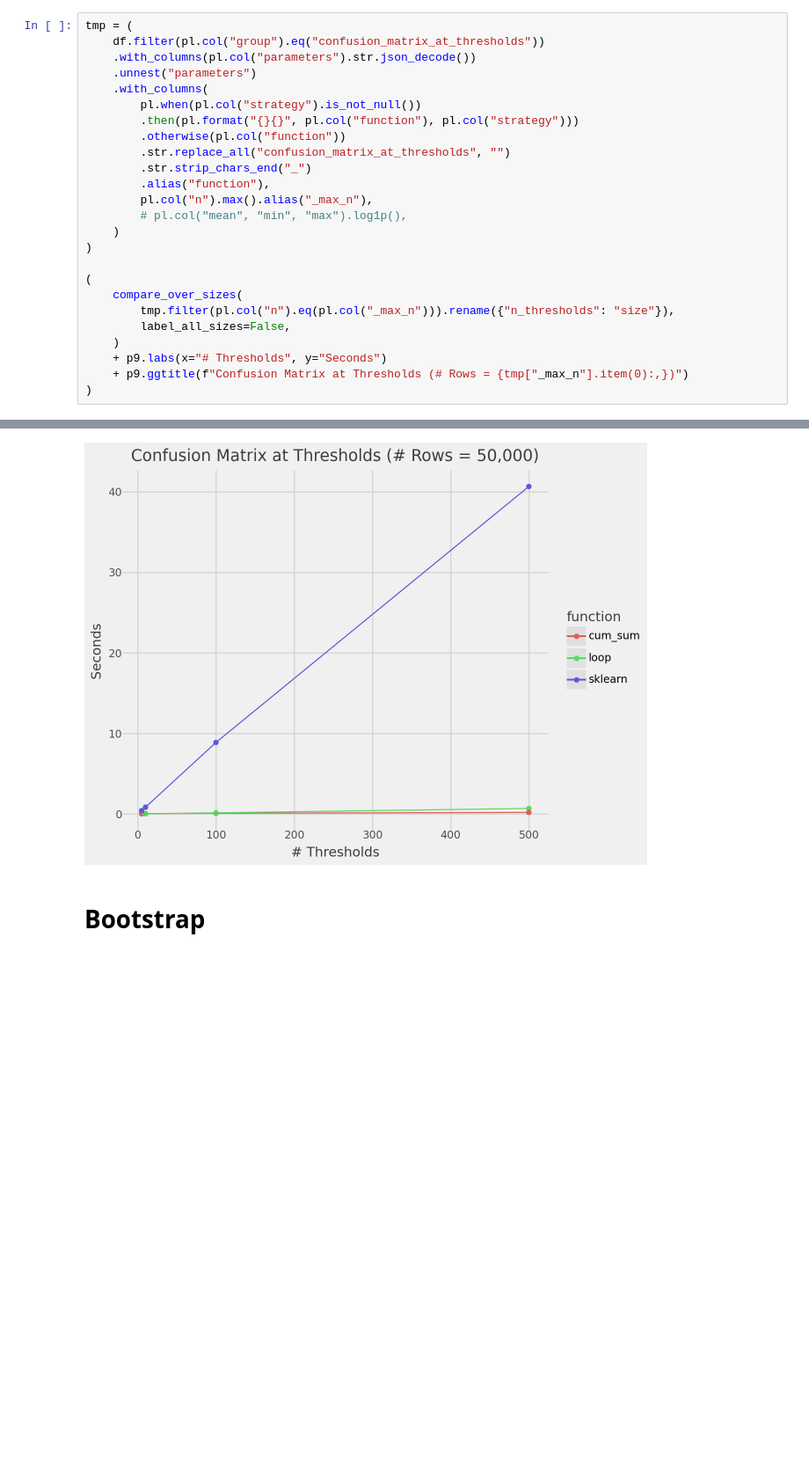
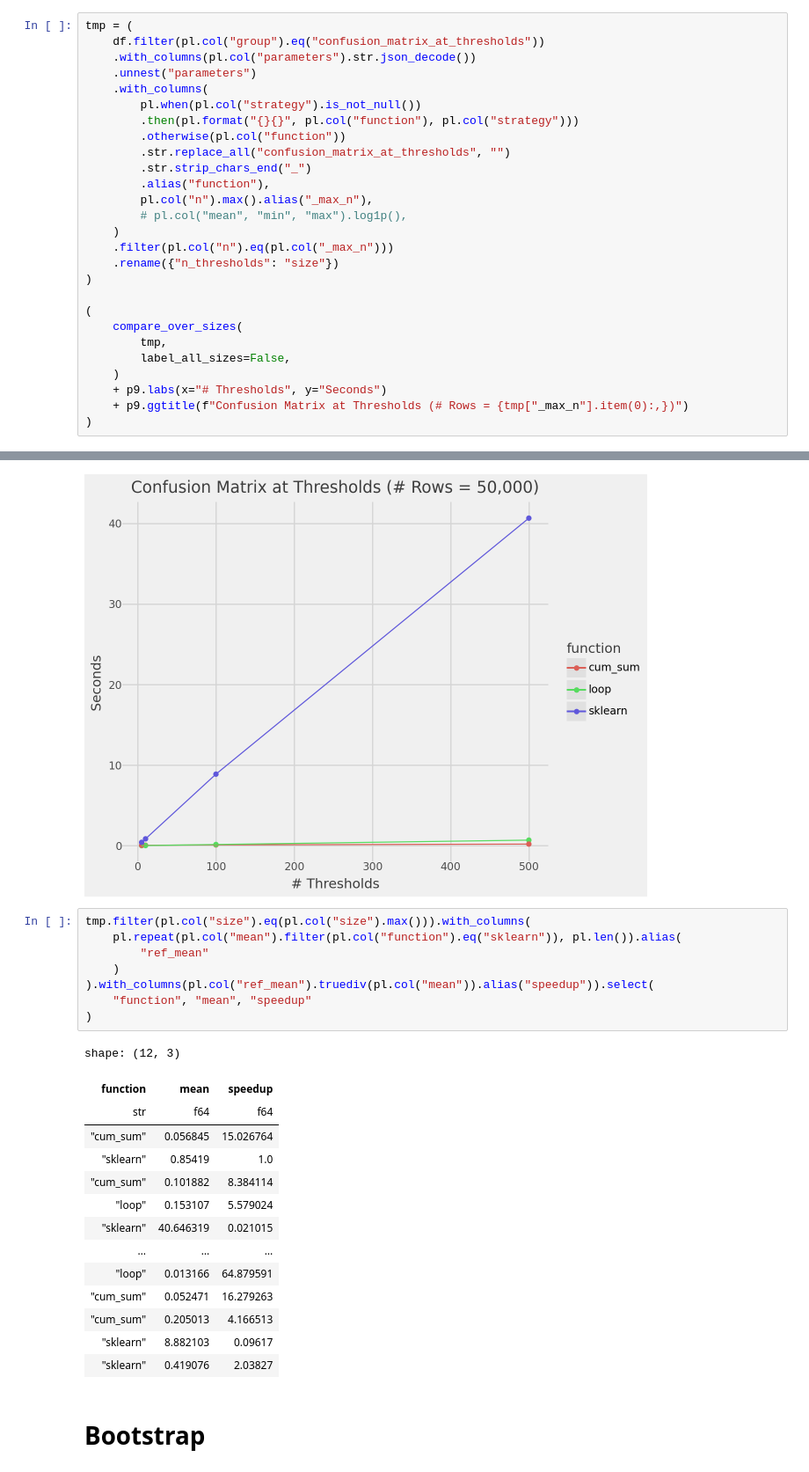
Before and after one commit to CangyuanLi/rapidstats, a Jupyter notebook: benchmarks/analyze_benchmarks.ipynb, the cells around one changed output, grey strips where cells are left out. Shown at 88% size. Drawn from its saved outputs; the diff is of its cells as text; blank space fills up the shorter version.

```diff
--- a/benchmarks/analyze_benchmarks.ipynb
+++ b/benchmarks/analyze_benchmarks.ipynb
@@ -77,11 +77,13 @@ tmp = (
         pl.col("n").max().alias("_max_n"),
         # pl.col("mean", "min", "max").log1p(),
     )
+    .filter(pl.col("n").eq(pl.col("_max_n")))
+    .rename({"n_thresholds": "size"})
 )
 
 (
     compare_over_sizes(
-        tmp.filter(pl.col("n").eq(pl.col("_max_n"))).rename({"n_thresholds": "size"}),
+        tmp,
         label_all_sizes=False,
     )
     + p9.labs(x="# Thresholds", y="Seconds")
@@ -90,6 +92,29 @@ tmp = (
 # %% [output]
 INFO:matplotlib.font_manager:Fontsize 0.00 < 1.0 pt not allowed by FreeType. Setting fontsize = 1 pt
 [figure]
+# %%
+tmp.filter(pl.col("size").eq(pl.col("size").max())).with_columns(
+    pl.repeat(pl.col("mean").filter(pl.col("function").eq("sklearn")), pl.len()).alias(
+        "ref_mean"
+    )
+).with_columns(pl.col("ref_mean").truediv(pl.col("mean")).alias("speedup")).select(
+    "function", "mean", "speedup"
+)
+# %% [output]
+shape: (12, 3)
+| function | mean | speedup |
+| str | f64 | f64 |
+| "cum_sum" | 0.056845 | 15.026764 |
+| "sklearn" | 0.85419 | 1.0 |
+| "cum_sum" | 0.101882 | 8.384114 |
+| "loop" | 0.153107 | 5.579024 |
+| "sklearn" | 40.646319 | 0.021015 |
+| … | … | … |
+| "loop" | 0.013166 | 64.879591 |
+| "cum_sum" | 0.052471 | 16.279263 |
+| "cum_sum" | 0.205013 | 4.166513 |
+| "sklearn" | 8.882103 | 0.09617 |
+| "sklearn" | 0.419076 | 2.03827 |
 # %% [markdown]
 # Bootstrap
 # %%
```
Also changed, not shown: parts of 2 cells of this notebook, 2 other files.
